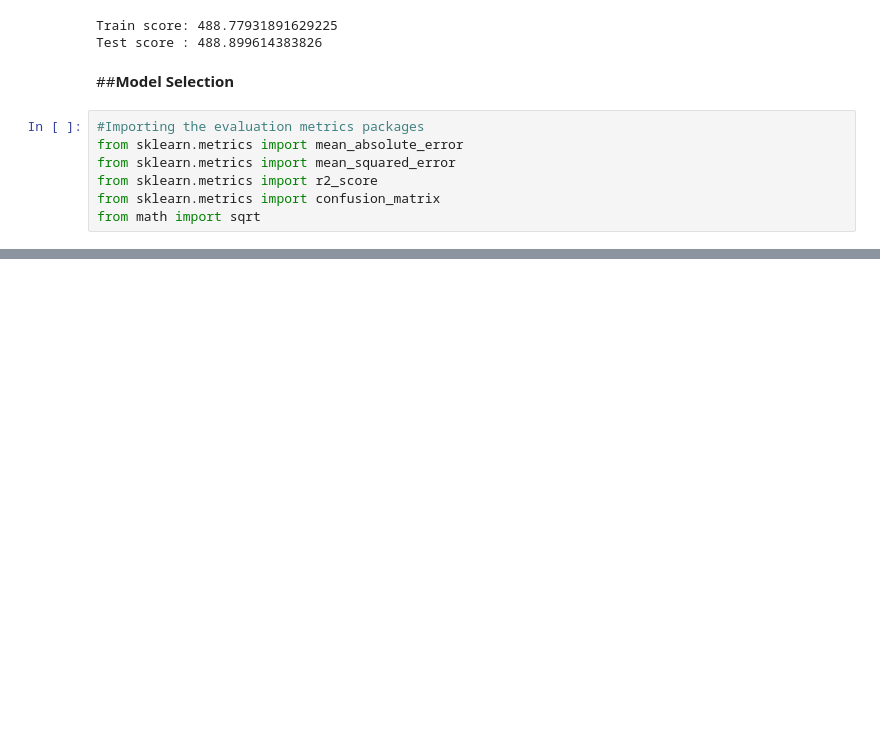
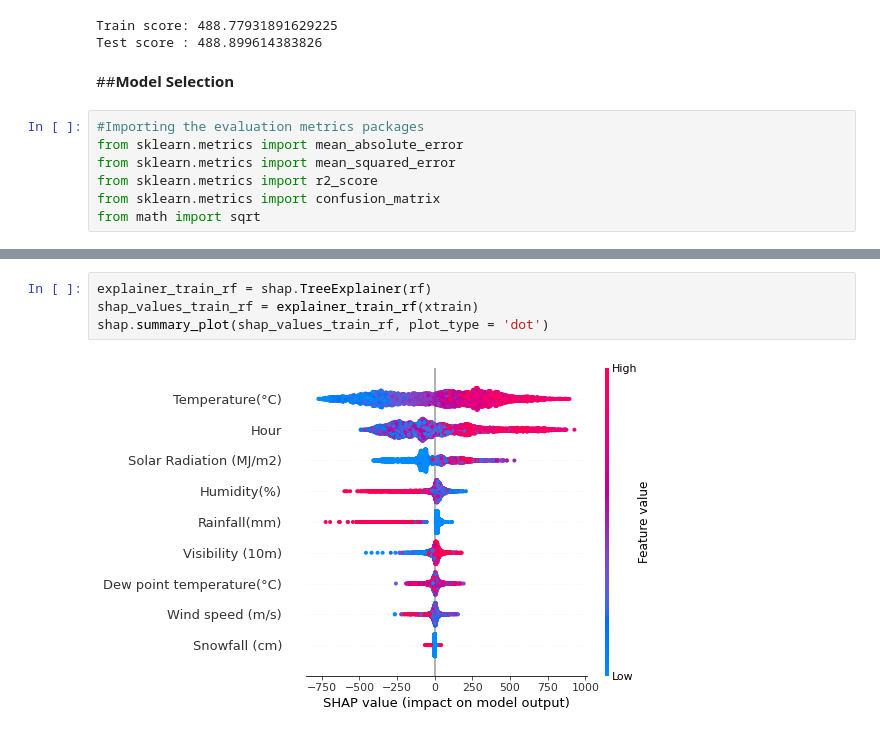
Before and after one commit to Mmbsaksd/Seoul-Bike-Sharing-Demand-Prediction, a Jupyter notebook: Bike_Sharing_Demand_Prediction_Capstone_Project.ipynb, the cells around one changed output, grey strips where cells are left out. Drawn from its saved outputs; the diff is of its cells as text; blank space fills up the shorter version.

```diff
--- a/Bike_Sharing_Demand_Prediction_Capstone_Project.ipynb
+++ b/Bike_Sharing_Demand_Prediction_Capstone_Project.ipynb
@@ -470,0 +500,6 @@ model_id
+# %%
+explainer_train_rf = shap.TreeExplainer(rf)
+shap_values_train_rf = explainer_train_rf(xtrain)
+shap.summary_plot(shap_values_train_rf, plot_type = 'dot')
+# %% [output]
+[figure, added]
```
Also changed, not shown: parts of 8 cells of this notebook.
